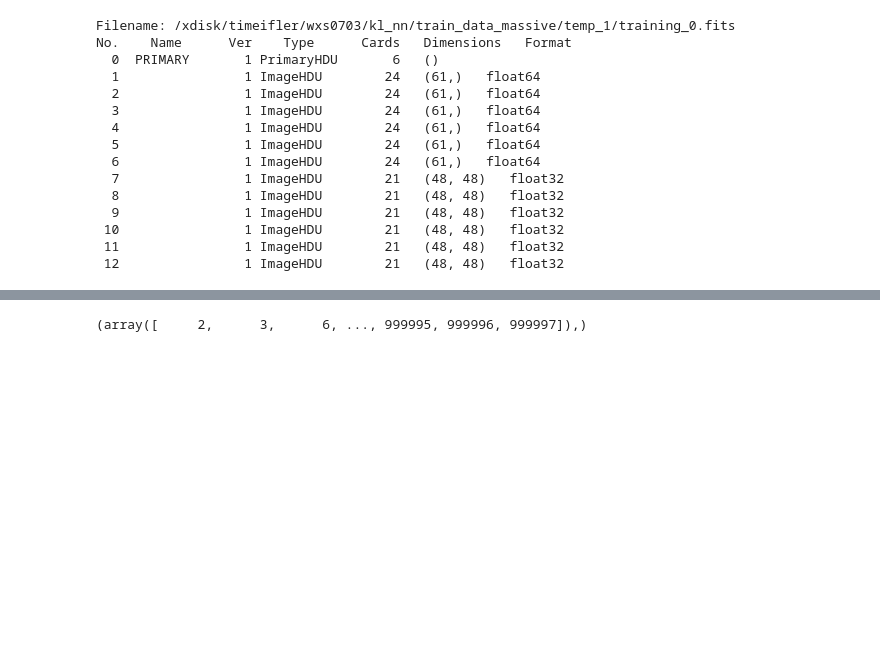
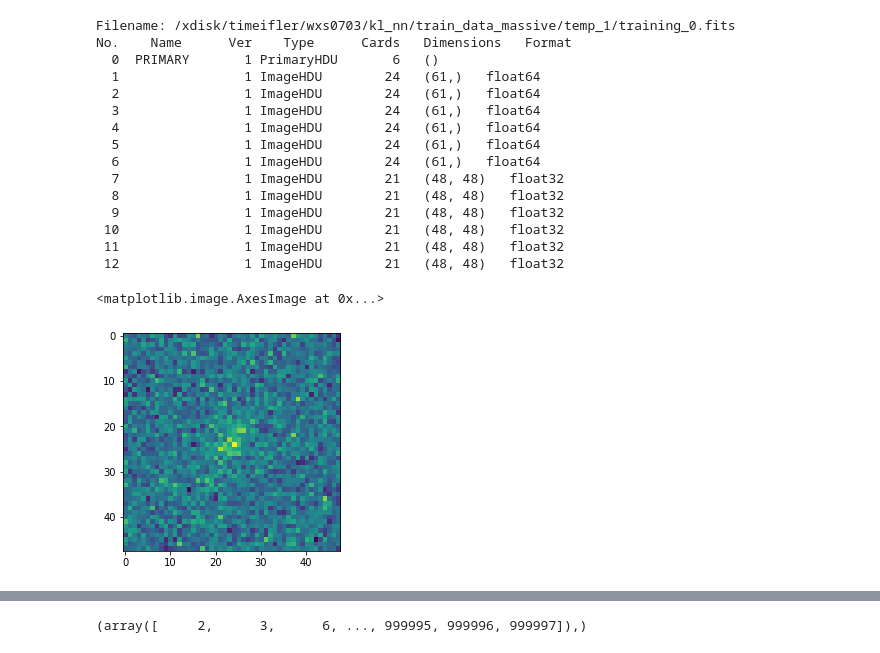
Before and after one commit to KinematicLensing/kl-nn, a Jupyter notebook: data_generate/test_training_data.ipynb, the cells around one changed output, grey strips where cells are left out. Cells and saved outputs as stored; diff of their text form; code cells hidden in the pictures; blank space fills up the shorter version.

```diff
--- a/data_generate/test_training_data.ipynb
+++ b/data_generate/test_training_data.ipynb
@@ -12,13 +12,13 @@ from matplotlib import patches
 
 from scipy.optimize import curve_fit
 # %%
-fits_dir = '/xdisk/timeifler/wxs0703/kl_nn/train_data_massive/temp_1/'
+fits_dir = '/xdisk/timeifler/wxs0703/kl_nn/train_data_massive/'
 samp_dir = '/xdisk/timeifler/wxs0703/kl_nn/samples/samples_massive.csv'
 fig_dir = '/xdisk/timeifler/wxs0703/kl_nn/figures/'
 # %%
 samples = pd.read_csv(samp_dir)
 # %%
-hdu = fits.open(join(fits_dir, 'training_0.fits'))
+hdu = fits.open(join(fits_dir, 'temp_1/training_0.fits'))
 hdu[1].header
 # %% [output]
 XTENSION= 'IMAGE   '           / Image extension
@@ -56,3 +56,11 @@ No.    Name      Ver    Type      Cards   Dimensions   Format
  10                1 ImageHDU        21   (48, 48)   float32
  11                1 ImageHDU        21   (48, 48)   float32
  12                1 ImageHDU        21   (48, 48)   float32
+# %%
+img = hdu[7].data
+noise = hdu[8].data
+# %%
+plt.imshow(img+noise)
+# %% [output]
+<matplotlib.image.AxesImage at 0x...>
+[figure, added]
```
Also changed, not shown: parts of 12 cells of this notebook, 7 other files.
